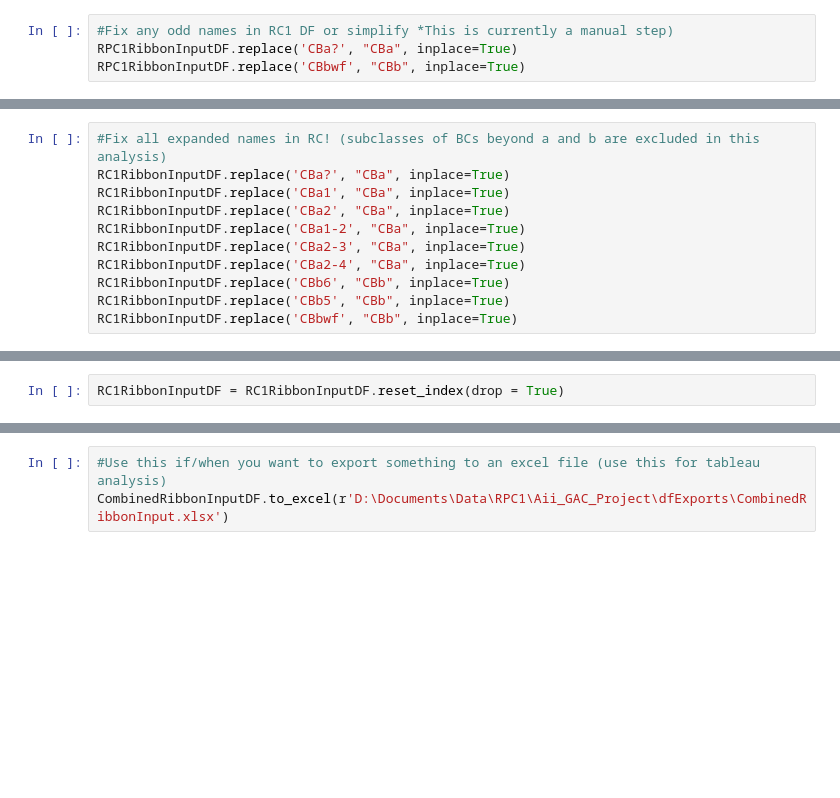
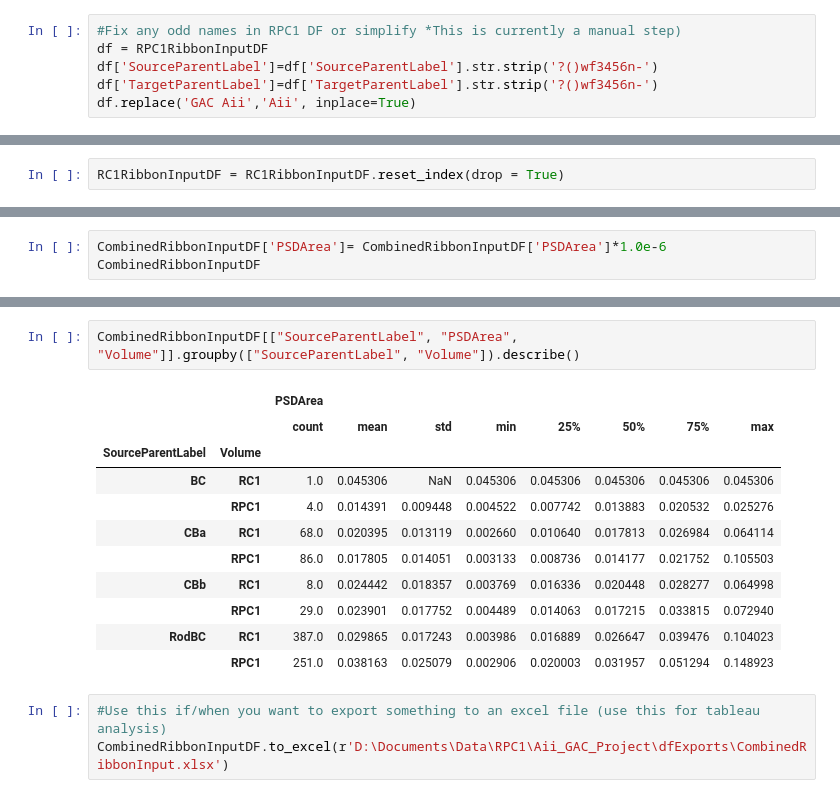
Before and after one commit to RLPfeiffer/VikingExplore, a Jupyter notebook: RibbonInputs.ipynb, the cells around one changed output, grey strips where cells are left out. Cells and saved outputs as stored; diff of their text form; blank space fills up the shorter version.

```diff
--- a/RibbonInputs.ipynb
+++ b/RibbonInputs.ipynb
@@ -31,6 +45,8 @@ RPC1RibbonInputDF
 # %%
-#Fix any odd names in RC1 DF or simplify *This is currently a manual step)
-RPC1RibbonInputDF.replace('CBa?', "CBa", inplace=True)
-RPC1RibbonInputDF.replace('CBbwf', "CBb", inplace=True)
+#Fix any odd names in RPC1 DF or simplify *This is currently a manual step)
+df = RPC1RibbonInputDF
+df['SourceParentLabel']=df['SourceParentLabel'].str.strip('?()wf3456n-')
+df['TargetParentLabel']=df['TargetParentLabel'].str.strip('?()wf3456n-')
+df.replace('GAC Aii','Aii', inplace=True)
 # %%
 RPC1RibbonInputDF.SourceParentLabel.value_counts()
@@ -54,11 +125,0 @@ RC1RibbonInputDF
-# %%
-#Fix all expanded names in RC! (subclasses of BCs beyond a and b are excluded in this analysis)
-RC1RibbonInputDF.replace('CBa?', "CBa", inplace=True)
-RC1RibbonInputDF.replace('CBa1', "CBa", inplace=True)
-RC1RibbonInputDF.replace('CBa2', "CBa", inplace=True)
-RC1RibbonInputDF.replace('CBa1-2', "CBa", inplace=True)
-RC1RibbonInputDF.replace('CBa2-3', "CBa", inplace=True)
-RC1RibbonInputDF.replace('CBa2-4', "CBa", inplace=True)
-RC1RibbonInputDF.replace('CBb6', "CBb", inplace=True)
-RC1RibbonInputDF.replace('CBb5', "CBb", inplace=True)
-RC1RibbonInputDF.replace('CBbwf', "CBb", inplace=True)
@@ -79,0 +221,3 @@ CombinedRibbonInputDF = pd.concat(frames).reset_index()
+# %%
+CombinedRibbonInputDF['PSDArea']= CombinedRibbonInputDF['PSDArea']*1.0e-6
+CombinedRibbonInputDF
@@ -80,3 +238,17 @@ CombinedRibbonInputDF = pd.concat(frames).reset_index()
+# %%
+CombinedRibbonInputDF[["SourceParentLabel", "PSDArea", "Volume"]].groupby(["SourceParentLabel", "Volume"]).describe()
+# %% [output]
+|  |  | PSDArea |  |  |  |  |  |  |  |
+|  |  | count | mean | std | min | 25% | 50% | 75% | max |
+| SourceParentLabel | Volume |  |  |  |  |  |  |  |  |
+| BC | RC1 | 1.0 | 0.045306 | NaN | 0.045306 | 0.045306 | 0.045306 | 0.045306 | 0.045306 |
+|  | RPC1 | 4.0 | 0.014391 | 0.009448 | 0.004522 | 0.007742 | 0.013883 | 0.020532 | 0.025276 |
+| CBa | RC1 | 68.0 | 0.020395 | 0.013119 | 0.002660 | 0.010640 | 0.017813 | 0.026984 | 0.064114 |
+|  | RPC1 | 86.0 | 0.017805 | 0.014051 | 0.003133 | 0.008736 | 0.014177 | 0.021752 | 0.105503 |
+| CBb | RC1 | 8.0 | 0.024442 | 0.018357 | 0.003769 | 0.016336 | 0.020448 | 0.028277 | 0.064998 |
+|  | RPC1 | 29.0 | 0.023901 | 0.017752 | 0.004489 | 0.014063 | 0.017215 | 0.033815 | 0.072940 |
+| RodBC | RC1 | 387.0 | 0.029865 | 0.017243 | 0.003986 | 0.016889 | 0.026647 | 0.039476 | 0.104023 |
+|  | RPC1 | 251.0 | 0.038163 | 0.025079 | 0.002906 | 0.020003 | 0.031957 | 0.051294 | 0.148923 |
 # %%
 #Use this if/when you want to export something to an excel file (use this for tableau analysis)
 CombinedRibbonInputDF.to_excel(r'D:\Documents\Data\RPC1\Aii_GAC_Project\dfExports\CombinedRibbonInput.xlsx')
```
Also changed, not shown: parts of 26 cells of this notebook, 2 other files.
